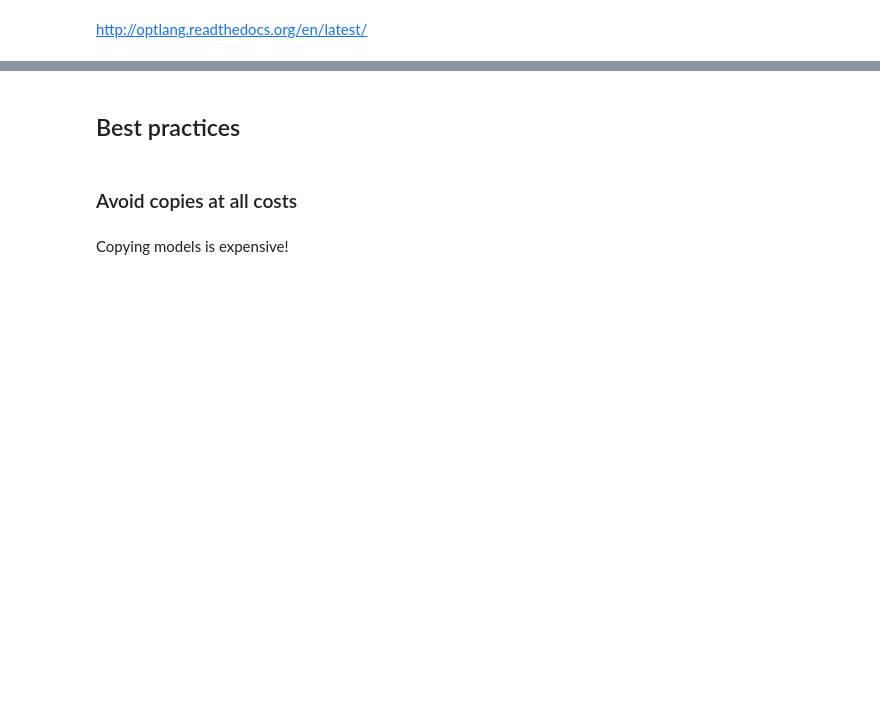
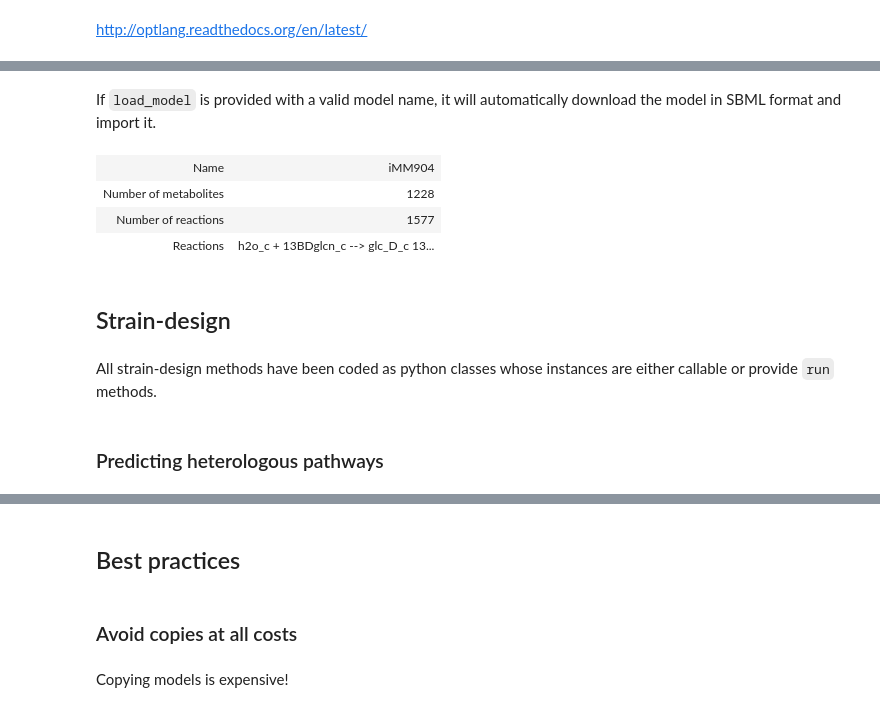
Before and after one commit to biosustain/cameo, a Jupyter notebook: docs/cameo_low_level_interface.ipynb, the cells around one changed output, grey strips where cells are left out. Saved outputs shown, nothing was run; the diff lists cells and outputs as text; code cells hidden in the pictures; blank space fills up the shorter version.

```diff
--- a/docs/cameo_low_level_interface.ipynb
+++ b/docs/cameo_low_level_interface.ipynb
@@ -13,0 +117,15 @@ http://optlang.readthedocs.org/en/latest/
+# %% [markdown]
+If `load_model` is provided with a valid model name, it will automatically download the model in SBML format and import it.
+# %%
+load_model('iMM904')
+# %% [output]
+| Name | iMM904 |
+| Number of metabolites | 1228 |
+| Number of reactions | 1577 |
+| Reactions | h2o_c + 13BDglcn_c --> glc_D_c 13... |
+# %% [markdown]
+## Strain-design
+# %% [markdown]
+All strain-design methods have been coded as python classes whose instances are either callable or provide `run` methods.
+# %% [markdown]
+### Predicting heterologous pathways
```
Also changed, not shown: parts of 32 cells of this notebook, 6 other files.
